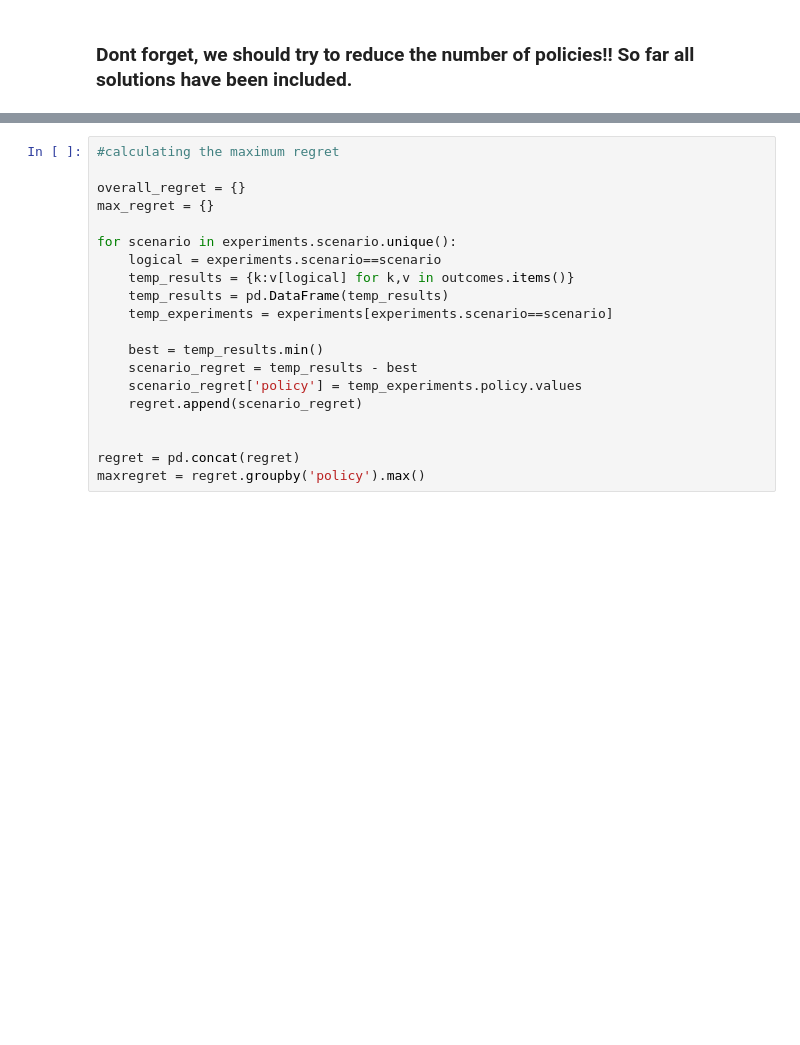
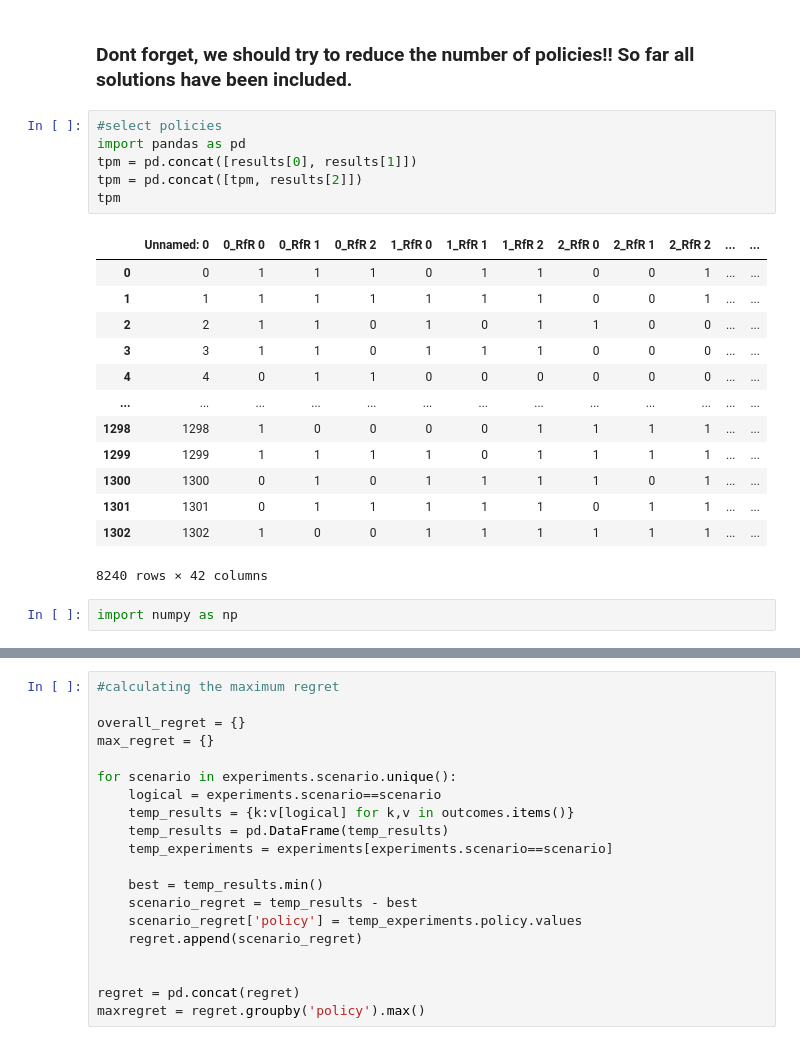
Before and after one commit to LudovicaBindi/MBDM-Final_Project, a Jupyter notebook: final steps of the multi-scenario MORDM.ipynb, the cells around one changed output, grey strips where cells are left out. Drawn from its saved outputs; the diff is of its cells as text; blank space fills up the shorter version.

```diff
--- a/final steps of the multi-scenario MORDM.ipynb
+++ b/final steps of the multi-scenario MORDM.ipynb
@@ -38,3 +38,25 @@ results
  [1303 rows x 42 columns]]
 # %% [markdown]
  ### Dont forget, we should try to reduce the number of policies!! So far all solutions have been included.
+# %%
+#select policies
+import pandas as pd
+tpm = pd.concat([results[0], results[1]])
+tpm = pd.concat([tpm, results[2]])
+tpm
+# %% [output]
+|  | Unnamed: 0 | 0_RfR 0 | 0_RfR 1 | 0_RfR 2 | 1_RfR 0 | 1_RfR 1 | 1_RfR 2 | 2_RfR 0 | 2_RfR 1 | 2_RfR 2 | ... | ... |
+| 0 | 0 | 1 | 1 | 1 | 0 | 1 | 1 | 0 | 0 | 1 | ... | ... |
+| 1 | 1 | 1 | 1 | 1 | 1 | 1 | 1 | 0 | 0 | 1 | ... | ... |
+| 2 | 2 | 1 | 1 | 0 | 1 | 0 | 1 | 1 | 0 | 0 | ... | ... |
+| 3 | 3 | 1 | 1 | 0 | 1 | 1 | 1 | 0 | 0 | 0 | ... | ... |
+| 4 | 4 | 0 | 1 | 1 | 0 | 0 | 0 | 0 | 0 | 0 | ... | ... |
+| ... | ... | ... | ... | ... | ... | ... | ... | ... | ... | ... | ... | ... |
+| 1298 | 1298 | 1 | 0 | 0 | 0 | 0 | 1 | 1 | 1 | 1 | ... | ... |
+| 1299 | 1299 | 1 | 1 | 1 | 1 | 0 | 1 | 1 | 1 | 1 | ... | ... |
+| 1300 | 1300 | 0 | 1 | 0 | 1 | 1 | 1 | 1 | 0 | 1 | ... | ... |
+| 1301 | 1301 | 0 | 1 | 1 | 1 | 1 | 1 | 0 | 1 | 1 | ... | ... |
+| 1302 | 1302 | 1 | 0 | 0 | 1 | 1 | 1 | 1 | 1 | 1 | ... | ... |
+8240 rows × 42 columns
+# %%
+import numpy as np
```
Also changed, not shown: parts of 13 cells of this notebook, 2 other files.
